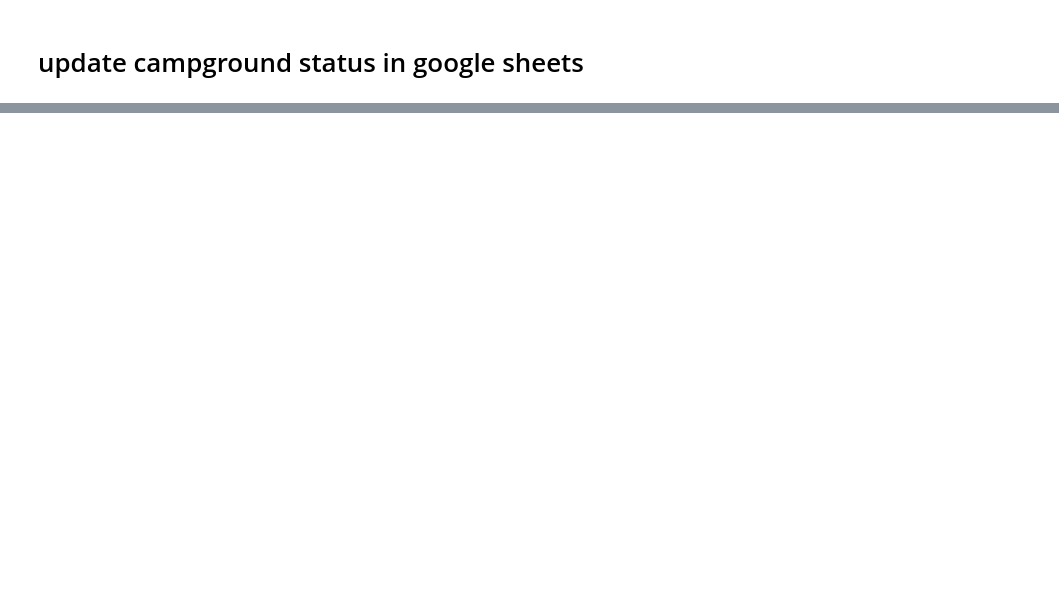
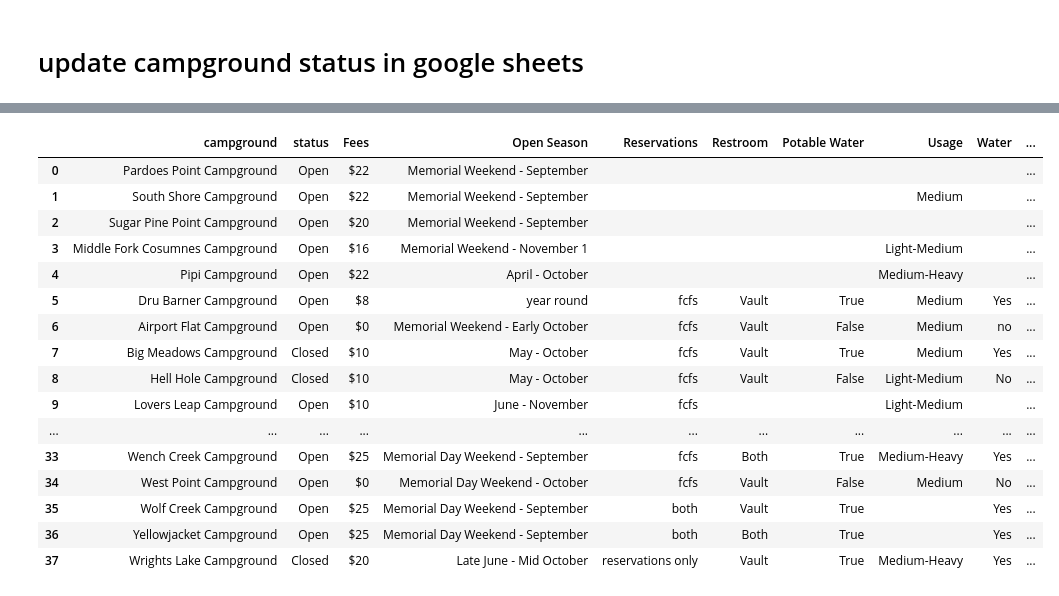
Before and after one commit to oerbilgin/campstatus, a Jupyter notebook: Campground_status.ipynb, the cells around one changed output, grey strips where cells are left out. Saved outputs shown, nothing was run; the diff lists cells and outputs as text; code cells hidden in the pictures; blank space fills up the shorter version.

```diff
--- a/Campground_status.ipynb
+++ b/Campground_status.ipynb
@@ -72,0 +60,9 @@ def main():
+# %%
+rows = []
+for campground, camp_url in urls:
+    data = get_campground_data(camp_url)
+    data['Campground'] = campground
+    rows.append(data)
+# %%
+df = pd.concat(rows).reset_index(drop=True)
+df.info()
@@ -72,0 +168,51 @@ def main():
+# %%
+def munge_restrooms(cell):
+    if pd.isnull(cell):
+        return ''
+    vault = False
+    flush = False
+    if 'vault' in cell.lower():
+        vault = True
+    elif cell.lower() in ['yes']:
+        vault=True
+
+    if 'flush' in cell.lower():
+        flush = True
+
+    if vault and flush:
+        restroom = 'Both'
+    elif vault:
+        restroom = 'Vault'
+    elif flush:
+        restroom = 'Flush'
+    elif cell.lower() == 'no':
+        restroom = 'None'
+    else:
+        restroom = cell
+        print cell
+
+    return restroom
+
+df.loc[:, 'Restroom'] = df['Restroom'].apply(munge_restrooms)
+# %%
+df.fillna('', inplace=True)
+columns = ['Campground', 'Status', 'Fees', 'Open Season', 'Reservations', 'Restroom', 'Potable Water', 'Usage', 'Water', 'URL']
+df[columns]
+# %% [output]
+|  | campground | status | Fees | Open Season | Reservations | Restroom | Potable Water | Usage | Water | ... |
+| 0 | Pardoes Point Campground | Open | $22 | Memorial Weekend - September |  |  |  |  |  | ... |
+| 1 | South Shore Campground | Open | $22 | Memorial Weekend - September |  |  |  | Medium |  | ... |
+| 2 | Sugar Pine Point Campground | Open | $20 | Memorial Weekend - September |  |  |  |  |  | ... |
+| 3 | Middle Fork Cosumnes Campground | Open | $16 | Memorial Weekend - November 1 |  |  |  | Light-Medium |  | ... |
+| 4 | Pipi Campground | Open | $22 | April - October |  |  |  | Medium-Heavy |  | ... |
+| 5 | Dru Barner Campground | Open | $8 | year round | fcfs | Vault | True | Medium | Yes | ... |
+| 6 | Airport Flat Campground | Open | $0 | Memorial Weekend - Early October | fcfs | Vault | False | Medium | no | ... |
+| 7 | Big Meadows Campground | Closed | $10 | May - October | fcfs | Vault | True | Medium | Yes | ... |
+| 8 | Hell Hole Campground | Closed | $10 | May - October | fcfs | Vault | False | Light-Medium | No | ... |
+| 9 | Lovers Leap Campground | Open | $10 | June - November | fcfs |  |  | Light-Medium |  | ... |
+| ... | ... | ... | ... | ... | ... | ... | ... | ... | ... | ... |
+| 33 | Wench Creek Campground | Open | $25 | Memorial Day Weekend - September | fcfs | Both | True | Medium-Heavy | Yes | ... |
+| 34 | West Point Campground | Open | $0 | Memorial Day Weekend - October | fcfs | Vault | False | Medium | No | ... |
+| 35 | Wolf Creek Campground | Open | $25 | Memorial Day Weekend - September | both | Vault | True |  | Yes | ... |
+| 36 | Yellowjacket Campground | Open | $25 | Memorial Day Weekend - September | both | Both | True |  | Yes | ... |
+| 37 | Wrights Lake Campground | Closed | $20 | Late June - Mid October | reservations only | Vault | True | Medium-Heavy | Yes | ... |
```
Also changed, not shown: parts of 16 cells of this notebook, 1 other file.
